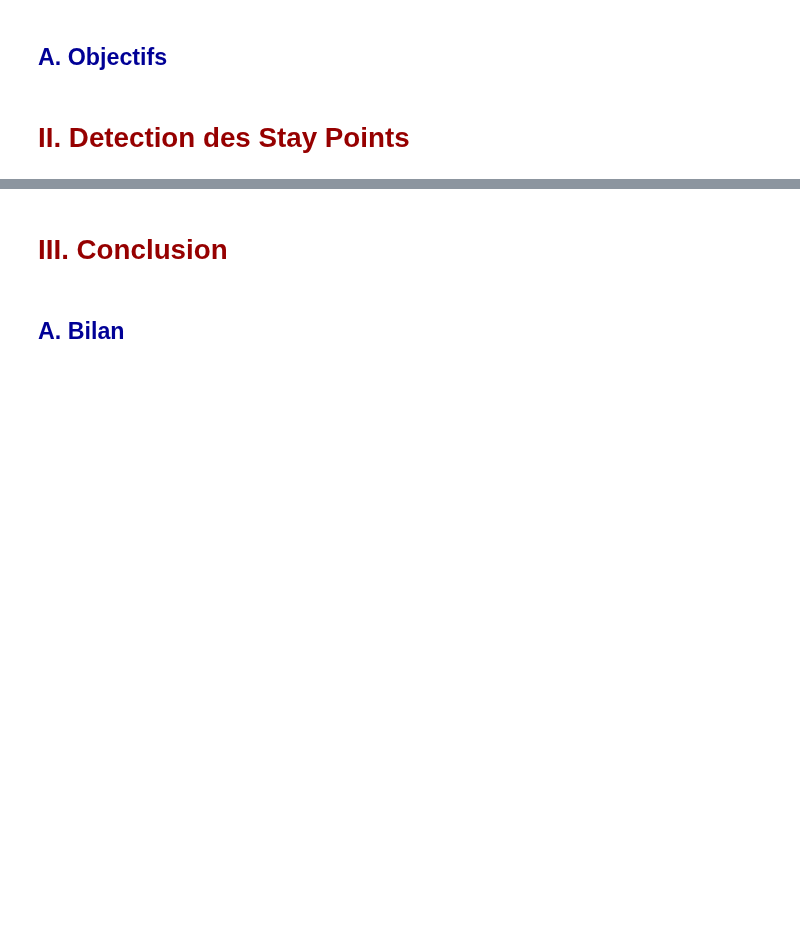
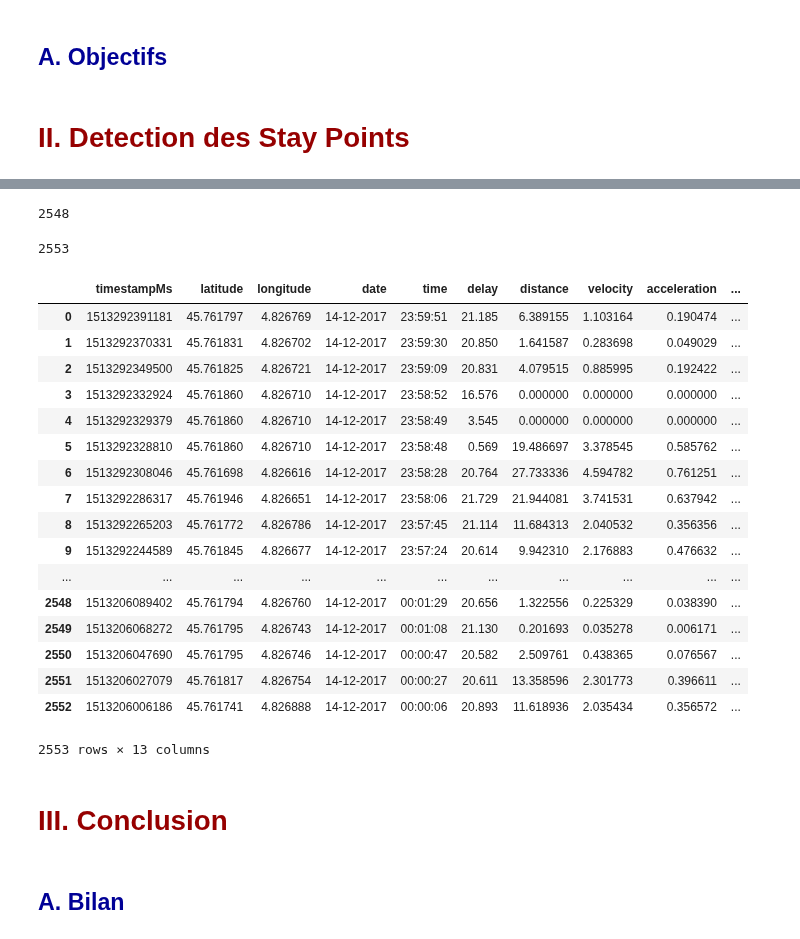
Before and after one commit to AmigoCap/GPSFlow, a Jupyter notebook: 4-StayPoint.ipynb, the cells around one changed output, grey strips where cells are left out. Cells and saved outputs as stored; diff of their text form; code cells hidden in the pictures; blank space fills up the shorter version.

Commit message:
Beginonf of stay point

```diff
--- a/4-StayPoint.ipynb
+++ b/4-StayPoint.ipynb
@@ -59,0 +114,10 @@ for key in colors.color_codes.keys():
+# %%
+def fdistance(df, i, j) :
+    return distance.haversineDistance(
+        df["lng_mean_filt"][i],
+        df["lat_mean_filt"][i],
+        df["lng_mean_filt"][j],
+        df["lat_mean_filt"][j])
+# %%
+for i in range(7,10) :
+    print(str(i))
@@ -60,12 +169,11 @@ for key in colors.color_codes.keys():
 # %%
-gmap = gmplot.GoogleMapPlotter(45.757589, 4.831689, 14, apikey="AIzaSyDsYwvF3UUxTx8RB40wd4SnUVzfnbW66LM")
+gmap = gmplot.GoogleMapPlotter(45.757589, 4.831689, 14, apikey=" AIzaSyDsYwvF3UUxTx8RB40wd4SnUVzfnbW66LM ")
+print(len(init_stay_point))
 
-for i in range(segment_count) :
-    start_index = day_df[day_df['segment'] == i].index.tolist()[0]
-    end_index = day_df[day_df['segment'] == i + 1].index.tolist()[0]
-
-    segment_df = day_df.loc[start_index:(end_index - 1),]
-    gmap.plot(segment_df["latitude"], segment_df["longitude"], colors_list[i], edge_width=4)
+for i in range(len(init_stay_point) - 1) :
+    #print("Trajet #" + str(i))
+    segment_df = day_df.loc[end_stay_point[i] : init_stay_point[i + 1]]
+    gmap.plot(filteredData['latitude'],filteredData['longitude'], 'red', edge_width=2)
 
 gmap.draw("3-files/segmented_day_df.html")
 from IPython.display import IFrame
@@ -74,0 +260,32 @@ IFrame('3-files/segmented_day_df.html', width=990, height=500)
+# %%
+lower_limit = 5
+max_outliers = 3
+
+day_df["timestampMs"].size - max(lower_limit, max_outliers)
+# %% [output]
+2548
+# %%
+stay_point_df = findStayPoints(day_df,5,50,3)
+# %% [output]
+2553
+# %%
+stay_point_df
+# %% [output]
+|  | timestampMs | latitude | longitude | date | time | delay | distance | velocity | acceleration | ... |
+| 0 | 1513292391181 | 45.761797 | 4.826769 | 14-12-2017 | 23:59:51 | 21.185 | 6.389155 | 1.103164 | 0.190474 | ... |
+| 1 | 1513292370331 | 45.761831 | 4.826702 | 14-12-2017 | 23:59:30 | 20.850 | 1.641587 | 0.283698 | 0.049029 | ... |
+| 2 | 1513292349500 | 45.761825 | 4.826721 | 14-12-2017 | 23:59:09 | 20.831 | 4.079515 | 0.885995 | 0.192422 | ... |
+| 3 | 1513292332924 | 45.761860 | 4.826710 | 14-12-2017 | 23:58:52 | 16.576 | 0.000000 | 0.000000 | 0.000000 | ... |
+| 4 | 1513292329379 | 45.761860 | 4.826710 | 14-12-2017 | 23:58:49 | 3.545 | 0.000000 | 0.000000 | 0.000000 | ... |
+| 5 | 1513292328810 | 45.761860 | 4.826710 | 14-12-2017 | 23:58:48 | 0.569 | 19.486697 | 3.378545 | 0.585762 | ... |
+| 6 | 1513292308046 | 45.761698 | 4.826616 | 14-12-2017 | 23:58:28 | 20.764 | 27.733336 | 4.594782 | 0.761251 | ... |
+| 7 | 1513292286317 | 45.761946 | 4.826651 | 14-12-2017 | 23:58:06 | 21.729 | 21.944081 | 3.741531 | 0.637942 | ... |
+| 8 | 1513292265203 | 45.761772 | 4.826786 | 14-12-2017 | 23:57:45 | 21.114 | 11.684313 | 2.040532 | 0.356356 | ... |
+| 9 | 1513292244589 | 45.761845 | 4.826677 | 14-12-2017 | 23:57:24 | 20.614 | 9.942310 | 2.176883 | 0.476632 | ... |
+| ... | ... | ... | ... | ... | ... | ... | ... | ... | ... | ... |
+| 2548 | 1513206089402 | 45.761794 | 4.826760 | 14-12-2017 | 00:01:29 | 20.656 | 1.322556 | 0.225329 | 0.038390 | ... |
+| 2549 | 1513206068272 | 45.761795 | 4.826743 | 14-12-2017 | 00:01:08 | 21.130 | 0.201693 | 0.035278 | 0.006171 | ... |
+| 2550 | 1513206047690 | 45.761795 | 4.826746 | 14-12-2017 | 00:00:47 | 20.582 | 2.509761 | 0.438365 | 0.076567 | ... |
+| 2551 | 1513206027079 | 45.761817 | 4.826754 | 14-12-2017 | 00:00:27 | 20.611 | 13.358596 | 2.301773 | 0.396611 | ... |
+| 2552 | 1513206006186 | 45.761741 | 4.826888 | 14-12-2017 | 00:00:06 | 20.893 | 11.618936 | 2.035434 | 0.356572 | ... |
+2553 rows × 13 columns
```
Also changed, not shown: parts of 23 cells of this notebook, 1 other file.
